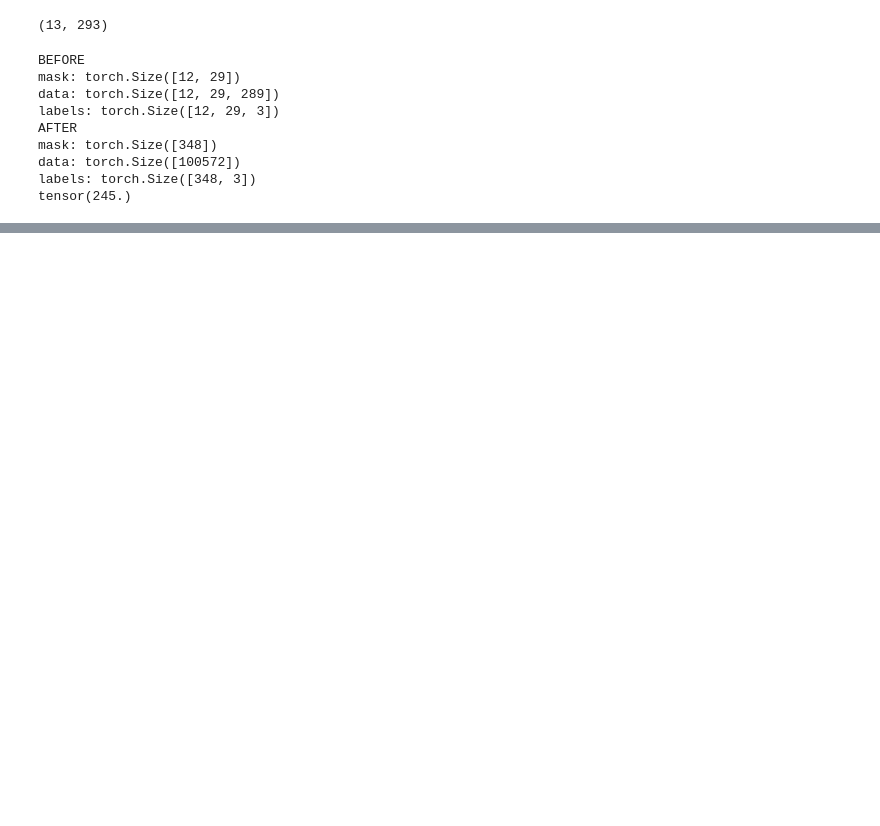
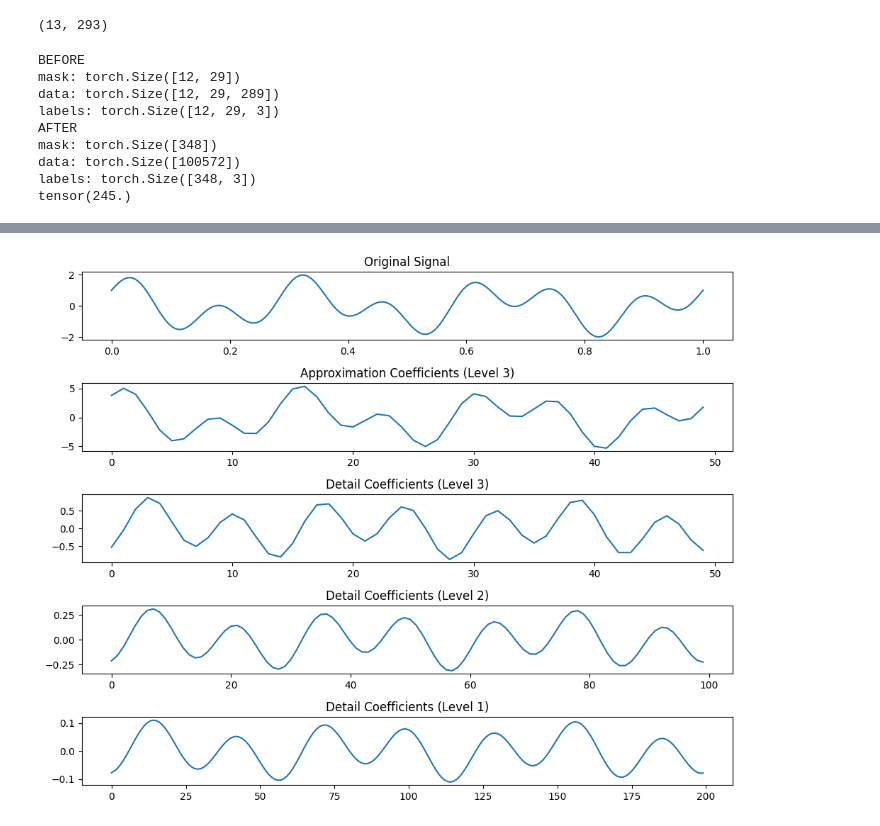
Before and after one commit to MAL-TO/Volvo-Discovery-Challenge-ECML-PKDD-2024, a Jupyter notebook: Flo_Jack/dataset/VolvoDataset.ipynb, the cells around one changed output, grey strips where cells are left out. Saved outputs shown, nothing was run; the diff lists cells and outputs as text; code cells hidden in the pictures; blank space fills up the shorter version.

```diff
--- a/Flo_Jack/dataset/VolvoDataset.ipynb
+++ b/Flo_Jack/dataset/VolvoDataset.ipynb
@@ -86,0 +124,44 @@ for batch in test_dataloader:
+# %%
+import numpy as np
+import pywt
+import matplotlib.pyplot as plt
+
+# Generate a sample signal
+fs = 400  # Sampling frequency
+t = np.linspace(0, 1, fs)
+signal = np.sin(2 * np.pi * 7 * t) + np.cos(2 * np.pi * 3 * t)
+
+# Perform DWT
+wavelet = 'db1'  # Daubechies wavelet with 1 vanishing moment
+coeffs = pywt.wavedec(signal, wavelet, level=3)
+
+# Extract approximation and detail coefficients
+cA3, cD3, cD2, cD1 = coeffs
+
+# Plot the original signal and its wavelet decomposition
+plt.figure(figsize=(10, 8))
+
+plt.subplot(5, 1, 1)
+plt.plot(t, signal)
+plt.title('Original Signal')
+
+plt.subplot(5, 1, 2)
+plt.plot(cA3)
+plt.title('Approximation Coefficients (Level 3)')
+
+plt.subplot(5, 1, 3)
+plt.plot(cD3)
+plt.title('Detail Coefficients (Level 3)')
+
+plt.subplot(5, 1, 4)
+plt.plot(cD2)
+plt.title('Detail Coefficients (Level 2)')
+
+plt.subplot(5, 1, 5)
+plt.plot(cD1)
+plt.title('Detail Coefficients (Level 1)')
+
+plt.tight_layout()
+plt.show()
+# %% [output]
+[figure, added]
```
Also changed, not shown: parts of 11 cells of this notebook, 10 other files.
